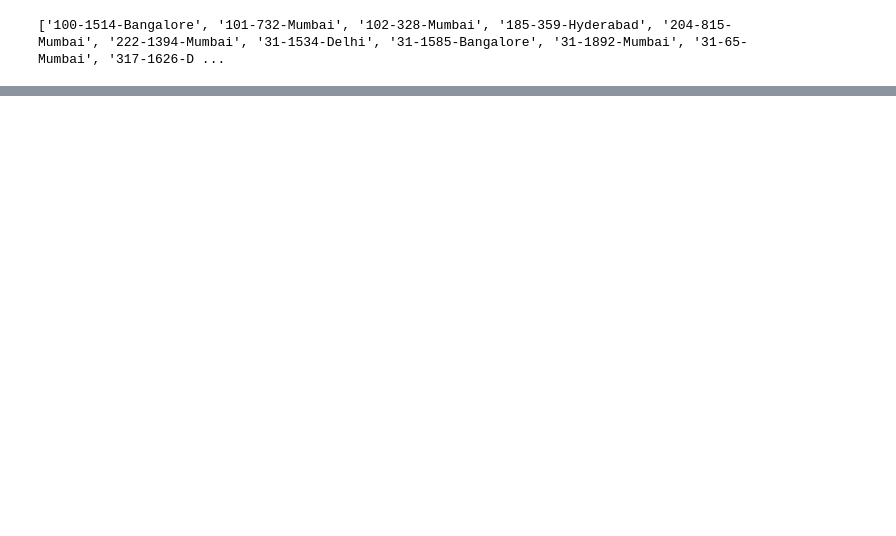
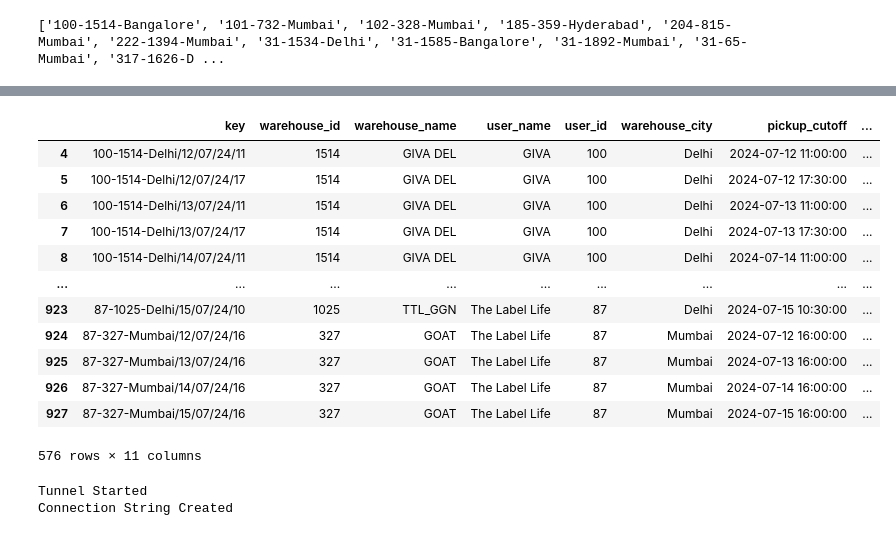
Before and after one commit to akshaygrows/geoboards, a Jupyter notebook: FM Analysis/Pickup Slots.ipynb, the cells around one changed output, grey strips where cells are left out. Saved outputs shown, nothing was run; the diff lists cells and outputs as text; code cells hidden in the pictures; blank space fills up the shorter version.

```diff
--- a/FM Analysis/Pickup Slots.ipynb
+++ b/FM Analysis/Pickup Slots.ipynb
@@ -364,2 +432,20 @@ display(final)
+# %%
+final['key'] = final.apply(lambda row: f"{row['key']}/{row['pickup_cutoff'].strftime('%d/%m/%y/%H')}", axis=1)
+# %%
+display(final)
+# %% [output]
+|  | key | warehouse_id | warehouse_name | user_name | user_id | warehouse_city | pickup_cutoff | ... |
+| 4 | 100-1514-Delhi/12/07/24/11 | 1514 | GIVA DEL | GIVA | 100 | Delhi | 2024-07-12 11:00:00 | ... |
+| 5 | 100-1514-Delhi/12/07/24/17 | 1514 | GIVA DEL | GIVA | 100 | Delhi | 2024-07-12 17:30:00 | ... |
+| 6 | 100-1514-Delhi/13/07/24/11 | 1514 | GIVA DEL | GIVA | 100 | Delhi | 2024-07-13 11:00:00 | ... |
+| 7 | 100-1514-Delhi/13/07/24/17 | 1514 | GIVA DEL | GIVA | 100 | Delhi | 2024-07-13 17:30:00 | ... |
+| 8 | 100-1514-Delhi/14/07/24/11 | 1514 | GIVA DEL | GIVA | 100 | Delhi | 2024-07-14 11:00:00 | ... |
+| ... | ... | ... | ... | ... | ... | ... | ... | ... |
+| 923 | 87-1025-Delhi/15/07/24/10 | 1025 | TTL_GGN | The Label Life | 87 | Delhi | 2024-07-15 10:30:00 | ... |
+| 924 | 87-327-Mumbai/12/07/24/16 | 327 | GOAT | The Label Life | 87 | Mumbai | 2024-07-12 16:00:00 | ... |
+| 925 | 87-327-Mumbai/13/07/24/16 | 327 | GOAT | The Label Life | 87 | Mumbai | 2024-07-13 16:00:00 | ... |
+| 926 | 87-327-Mumbai/14/07/24/16 | 327 | GOAT | The Label Life | 87 | Mumbai | 2024-07-14 16:00:00 | ... |
+| 927 | 87-327-Mumbai/15/07/24/16 | 327 | GOAT | The Label Life | 87 | Mumbai | 2024-07-15 16:00:00 | ... |
+576 rows × 11 columns
 # %%
 filepath = 'final_fm.xlsx'
@@ -367 +452,38 @@ final['pickup_duration'] = final['pickup_duration'].astype(str)
 final.to_excel(filepath, index=False)
+# %%
+def get_conn_string(SSH_required, key_path):
+    db = 'datawarehouse'
+    DB_HOST = 'datawarehouse.cdgpvetprks3.ap-south-1.rds.amazonaws.com'
+    conn_string = None
+
+    if SSH_required == 'Yes':
+        SSH_HOST = 'ec2-15-206-161-154.ap-south-1.compute.amazonaws.com'
+        ssh_tunnel = SSHTunnelForwarder(
+            (SSH_HOST, 22),
+            ssh_username="ec2-user",
+            ssh_private_key=key_path,
+            ssh_private_key_password="",
+            remote_bind_address=(DB_HOST, 5432),
+            local_bind_address=('127.0.0.1', 0)
+        )
+        print('Tunnel Started')
+        ssh_tunnel.start()
+        conn_string = f"postgresql://postgres:Simply1234@{ssh_tunnel.local_bind_host}:{ssh_tunnel.local_bind_port}/postgres"
+    else:
+        conn_string = f"postgresql://postgres:Simply1234@{DB_HOST}:5432/postgres"
+
+    print('Connection String Created')
+    return conn_string
+
+# Set your parameters for SSH and key path
+SSH_required = 'Yes'
+key_path = '/Users/rajatsansaniwal/Documents/tunnel-ssh .cer'
+
+# Get the connection string
+connection_string = get_conn_string(SSH_required, key_path)
+
+# Create the SQLAlchemy engine
+engine = create_engine(connection_string)
+# %% [output]
+Tunnel Started
+Connection String Created
```
Also changed, not shown: parts of 10 cells of this notebook.
